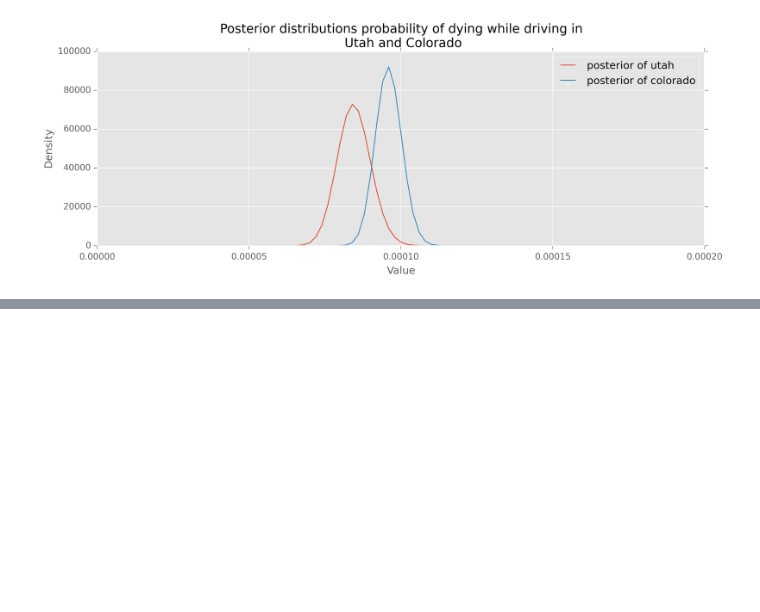
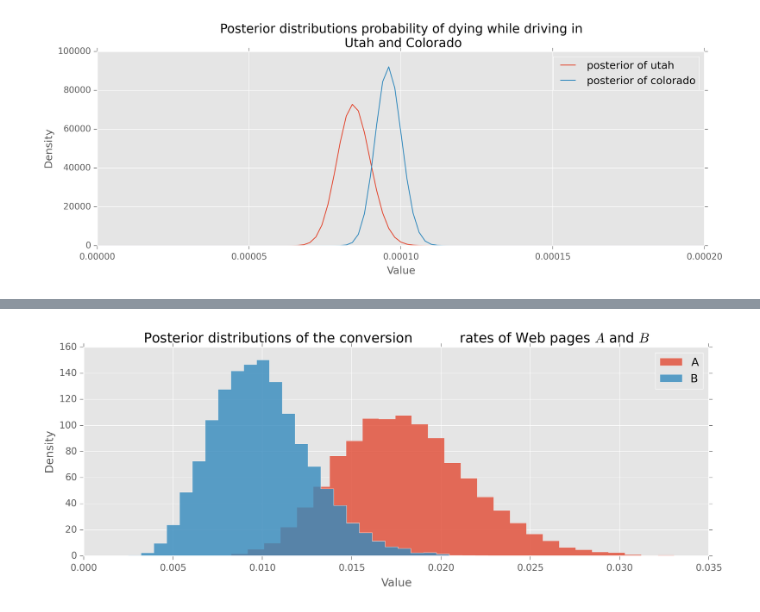
Before and after one commit to doolingdavid/Probabilistic-Programming-and-Bayesian-Methods-for-Hackers, a Jupyter notebook: ABNOTES.ipynb, the cells around one changed output, grey strips where cells are left out. Cells and saved outputs as stored; diff of their text form; code cells hidden in the pictures; blank space fills up the shorter version.

```diff
--- a/ABNOTES.ipynb
+++ b/ABNOTES.ipynb
@@ -779,0 +842,40 @@ plt.xlim(0,.0002)
+# %%
+figsize(12,4)
+
+visitors_to_A = 1275
+visitors_to_B = 1300
+
+conversions_from_A = 22
+conversions_from_B = 12
+
+alpha_prior = 1
+beta_prior = 1
+
+posterior_A = beta(alpha_prior + conversions_from_A,
+                    beta_prior + visitors_to_A - conversions_from_A)
+
+posterior_B = beta(alpha_prior + conversions_from_B,
+                    beta_prior + visitors_to_B - conversions_from_B)
+
+
+samples = 20000
+samples_posterior_A = posterior_A.rvs(samples)
+samples_posterior_B = posterior_B.rvs(samples)
+
+#plt.hist(p_B_samples, histtype='stepfilled', bins=30, alpha=0.80,
+#         label="posterior of $p_B$", color="#467821", normed=True)
+
+
+plt.hist(samples_posterior_A,histtype='stepfilled', bins=30, alpha=0.80,
+         label = 'A', normed=True)
+
+plt.hist(samples_posterior_B,histtype='stepfilled', bins=30, alpha=0.80,
+         label = 'B', normed=True)
+#plt.hist(samples_posterior_B, 'B')
+plt.xlabel('Value')
+plt.ylabel('Density')
+plt.title("Posterior distributions of the conversion\
+           rates of Web pages $A$ and $B$")
+plt.legend();
+# %% [output]
+[figure, added]
```
Also changed, not shown: parts of 30 cells of this notebook.
